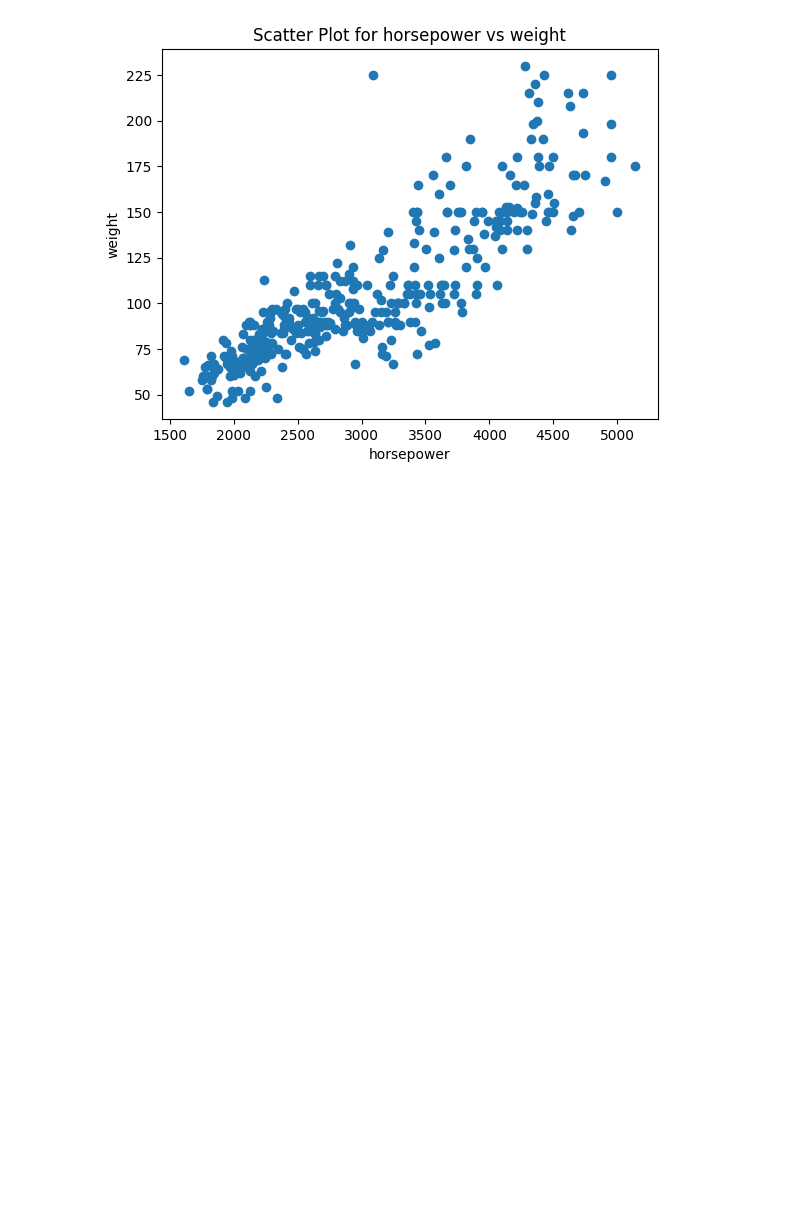
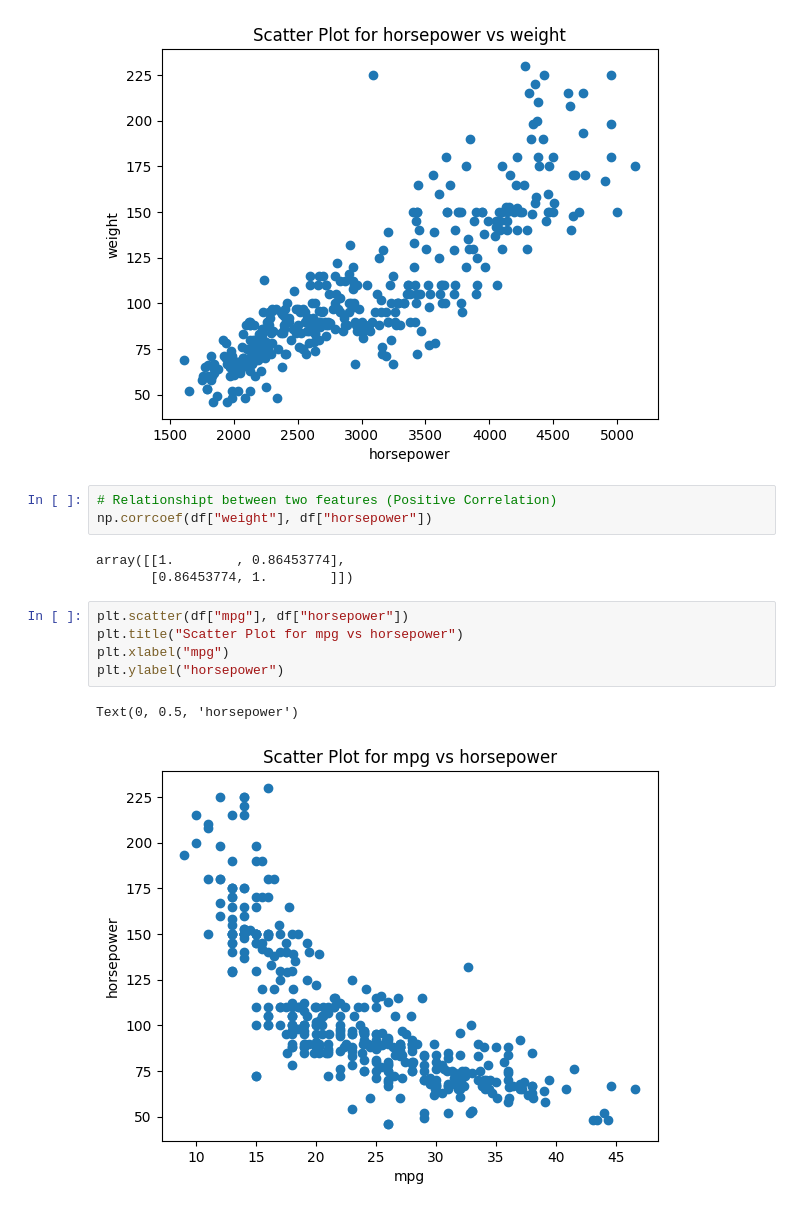
Before and after one commit to GHAUTHAM2509/data_analytics_da, a Jupyter notebook: 23BCE0487.ipynb, the cells around one changed output. Cells and saved outputs as stored; diff of their text form; blank space fills up the shorter version.

```diff
--- a/23BCE0487.ipynb
+++ b/23BCE0487.ipynb
@@ -221,3 +221,17 @@ plt.ylabel("weight")
 # %% [output]
 Text(0, 0.5, 'weight')
 [figure]
+# %%
+# Relationshipt between two features (Positive Correlation)
+np.corrcoef(df["weight"], df["horsepower"])
+# %% [output]
+array([[1.        , 0.86453774],
+       [0.86453774, 1.        ]])
+# %%
+plt.scatter(df["mpg"], df["horsepower"])
+plt.title("Scatter Plot for mpg vs horsepower")
+plt.xlabel("mpg")
+plt.ylabel("horsepower")
+# %% [output]
+Text(0, 0.5, 'horsepower')
+[figure, added]
```
Also changed, not shown: parts of 5 cells of this notebook.
